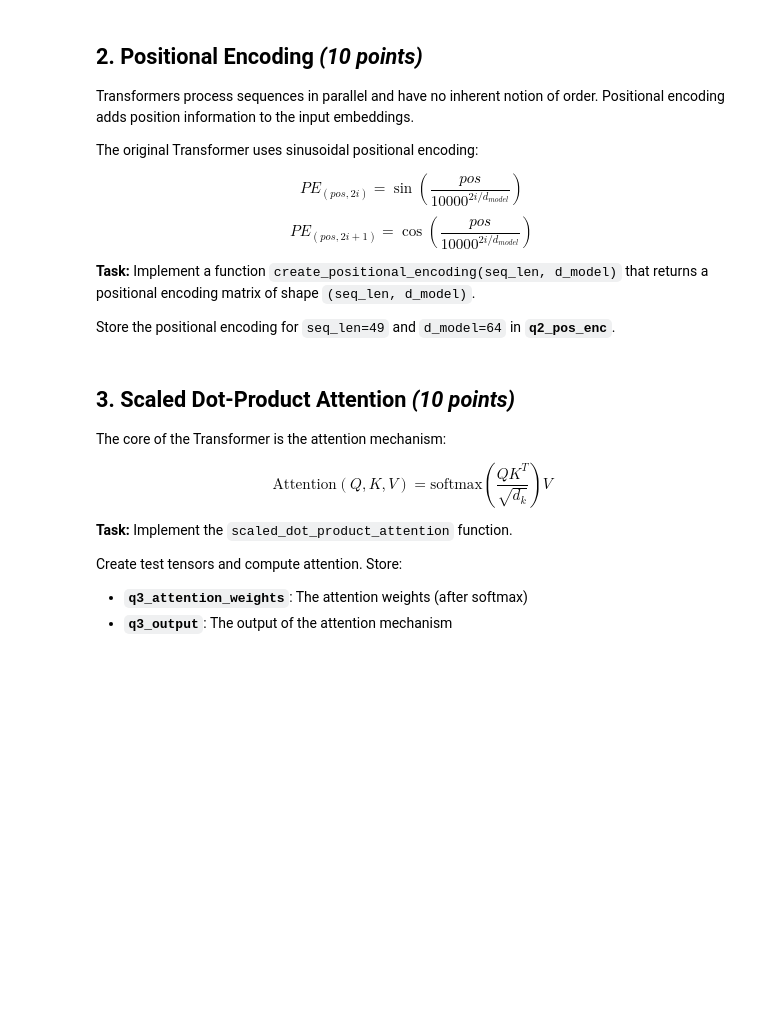
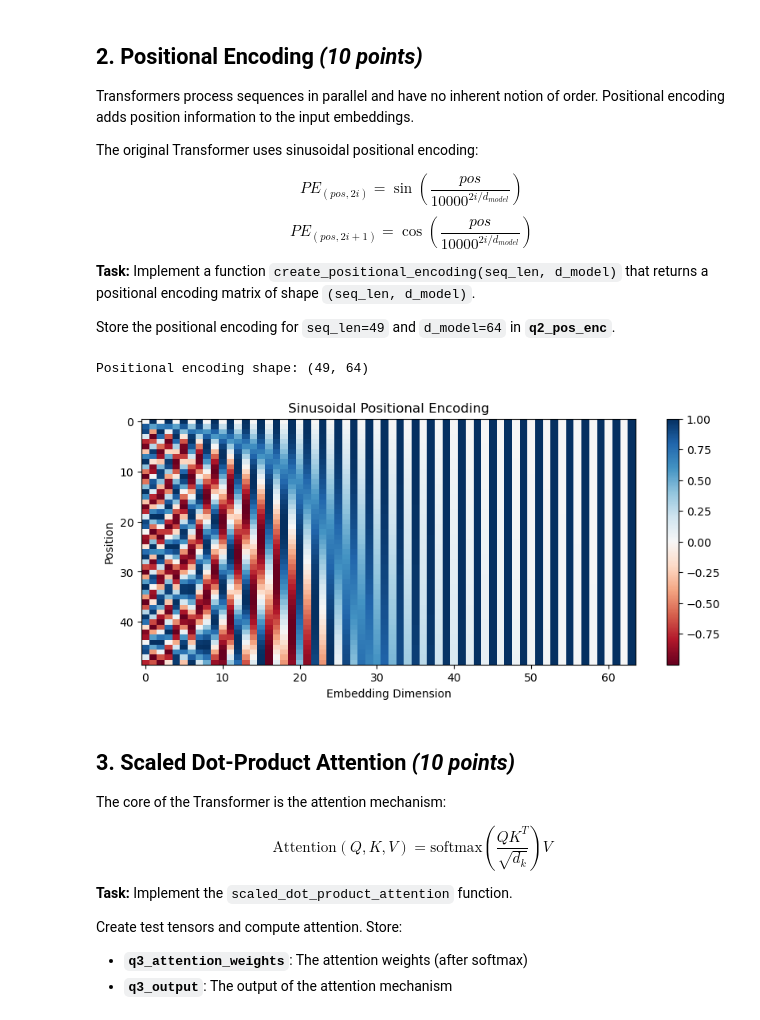
Before and after one commit to gareytwin1/intro-to-deep-learning, a Jupyter notebook: module5/c3_w5.ipynb, the cells around one changed output. Drawn from its saved outputs; the diff is of its cells as text; code cells hidden in the pictures; blank space fills up the shorter version.

```diff
--- a/module5/c3_w5.ipynb
+++ b/module5/c3_w5.ipynb
@@ -133,34 +159,45 @@ def create_positional_encoding(seq_len: int, d_model: int) -> np.ndarray:
     Parameters
     ----------
     seq_len : int
         Sequence length (number of positions).
     d_model : int
         Embedding dimension.
 
     Returns
     -------
     np.ndarray
         Positional encoding of shape (seq_len, d_model).
     """
     # your code here
-    raise NotImplementedError
+    #raise NotImplementedError
+    pos_enc = np.zeros((seq_len, d_model))
+    for pos in range(seq_len):
+        for i in range(d_model):
+            if i % 2 == 0:
+                pos_enc[pos, i] = np.sin(pos / (10000 ** (i / d_model)))
+            else:
+                pos_enc[pos, i] = np.cos(pos / (10000 ** ((i - 1) / d_model)))
+    return pos_enc
 
 # For ViT with 7x7 patches on 28x28 images: 49 patches
 SEQ_LEN = 49
 D_MODEL = 64
 
 q2_pos_enc: np.ndarray = create_positional_encoding(SEQ_LEN, D_MODEL)
 
 print(f"Positional encoding shape: {q2_pos_enc.shape}")
 
 # Visualize the positional encoding
 plt.figure(figsize=(10, 4))
 plt.imshow(q2_pos_enc, aspect='auto', cmap='RdBu')
 plt.xlabel('Embedding Dimension')
 plt.ylabel('Position')
 plt.title('Sinusoidal Positional Encoding')
 plt.colorbar()
 plt.show()
+# %% [output]
+Positional encoding shape: (49, 64)
+[figure, added]
 # %%
 # If all tests pass (there might be hidden tests), you will earn 10 points
 assert isinstance(q2_pos_enc, np.ndarray), "q2_pos_enc must be a numpy array"
```
Also changed, not shown: parts of 12 cells of this notebook.
